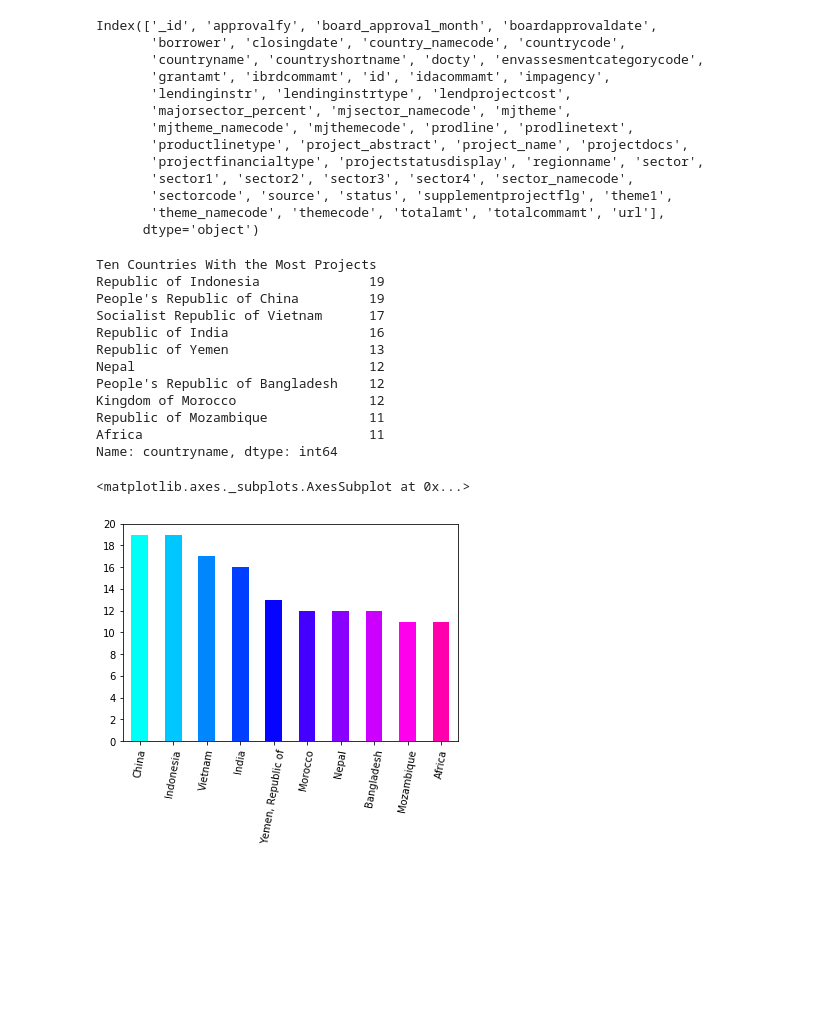
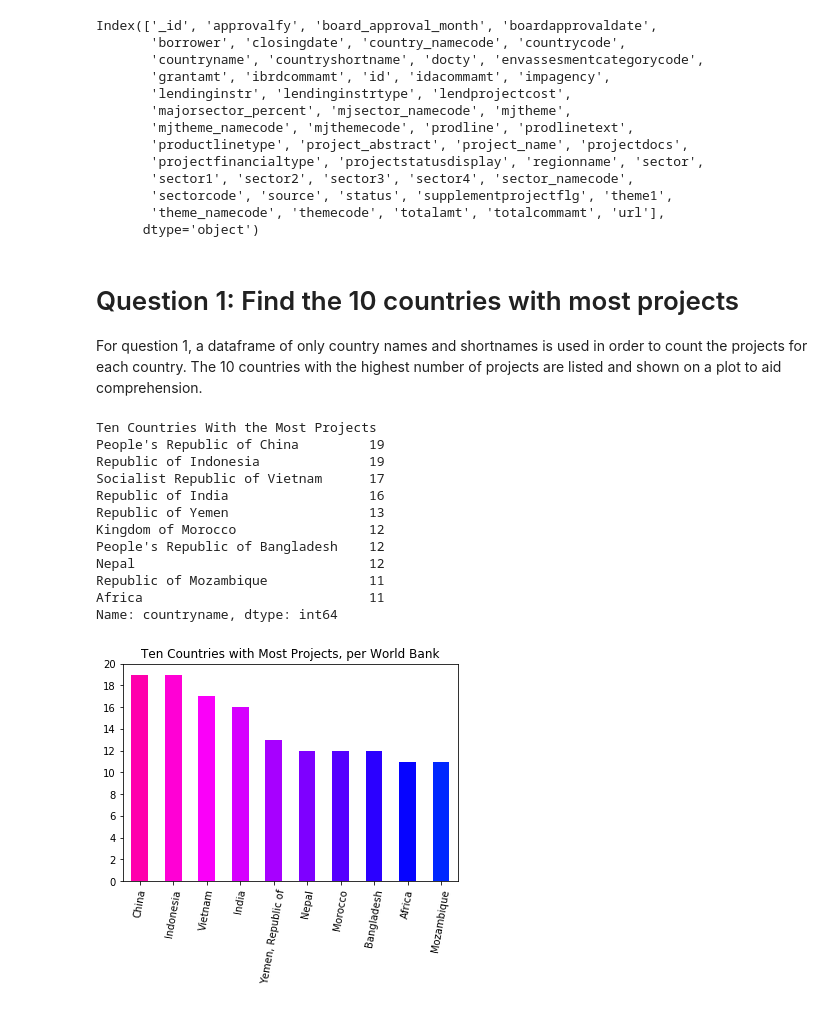
Before and after one commit to SlothDream/SB_MiniProjects, a Jupyter notebook: sliderule_dsi_json_exercise.ipynb, the cells around one changed output. Cells and saved outputs as stored; diff of their text form; code cells hidden in the pictures; blank space fills up the shorter version.

```diff
--- a/sliderule_dsi_json_exercise.ipynb
+++ b/sliderule_dsi_json_exercise.ipynb
@@ -127,33 +47,34 @@ Index(['_id', 'approvalfy', 'board_approval_month', 'boardapprovaldate',
        'sectorcode', 'source', 'status', 'supplementprojectflg', 'theme1',
        'theme_namecode', 'themecode', 'totalamt', 'totalcommamt', 'url'],
       dtype='object')
+# %% [markdown]
+# Question 1:  Find the 10 countries with most projects
+
+For question 1, a dataframe of only country names and shortnames is used in order to count the projects for each country.  The 10 countries with the highest number of projects are listed and shown on a plot to aid comprehension.
 # %%
-# Find the 10 countries with most projects
+# Set up the country names in their own dataframe.
+top_countries = df.loc[:, ['countryname', 'countryshortname', 'countrycode']]
 
-top_countries = df.loc[:, ['countryname', 'countryshortname', 'countrycode']]
-top_countries['count'] = top_countries.groupby(['countryname'])['countryshortname'].transform('count')
-
+# Print a list of the 10 contries and the number of projects.
 print('Ten Countries With the Most Projects')
 print(top_countries['countryname'].value_counts()[:10])
-#print(top_countries.head(10))
 
-color = cm.hsv(np.linspace(.5,.9, 10))
-top_countries['countryshortname'].value_counts()[:10].plot(x='countryshortname',
-                                                           y='count', kind='bar',
-                                                           yticks=range(0,22,2),
-                                                           color=color, rot=80)
+# Set the color and plot information.
+color_country = cm.hsv(np.linspace(.9,.65, 10))
+top_countries['countryshortname'].value_counts()[:10].plot(title='Ten Countries with Most Projects, per World Bank',
+                                                           x='countryshortname', kind='bar',
+                                                           yticks=range(0,22,2), color=color_country, rot=80);
 # %% [output]
 Ten Countries With the Most Projects
+People's Republic of China         19
 Republic of Indonesia              19
-People's Republic of China         19
 Socialist Republic of Vietnam      17
 Republic of India                  16
 Republic of Yemen                  13
+Kingdom of Morocco                 12
+People's Republic of Bangladesh    12
 Nepal                              12
-People's Republic of Bangladesh    12
-Kingdom of Morocco                 12
 Republic of Mozambique             11
 Africa                             11
 Name: countryname, dtype: int64
-<matplotlib.axes._subplots.AxesSubplot at 0x...>
-[figure, old version]
+[figure, new version]
```
Also changed, not shown: parts of 19 cells of this notebook.
